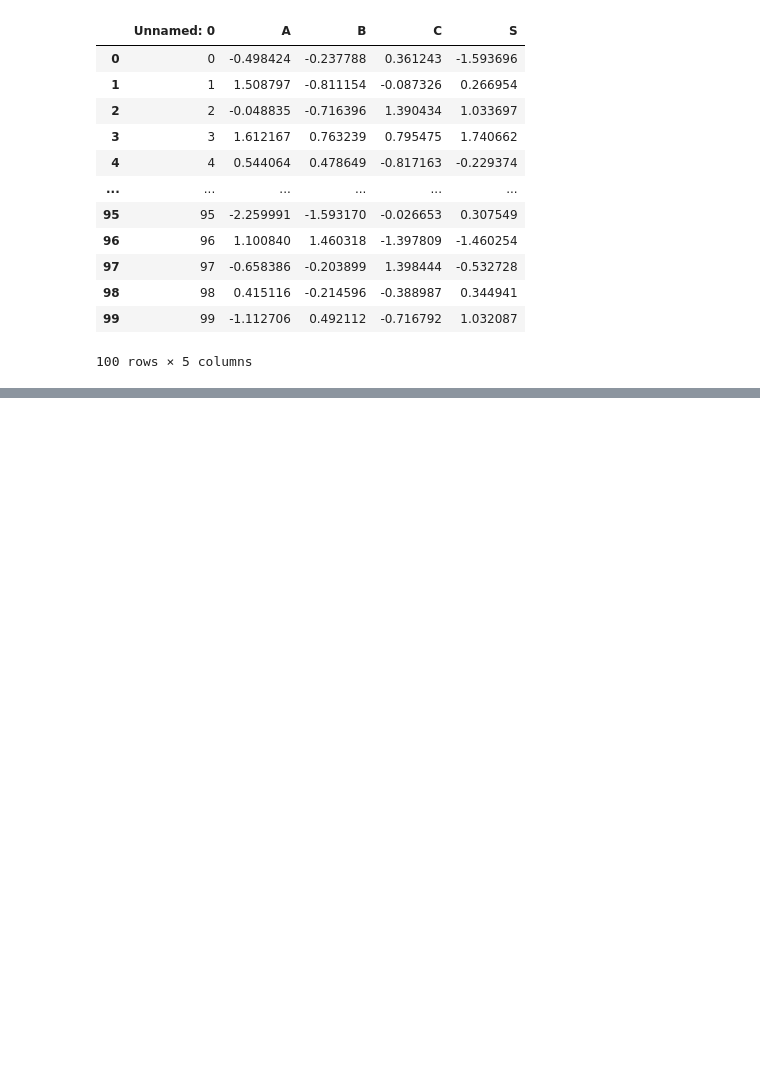
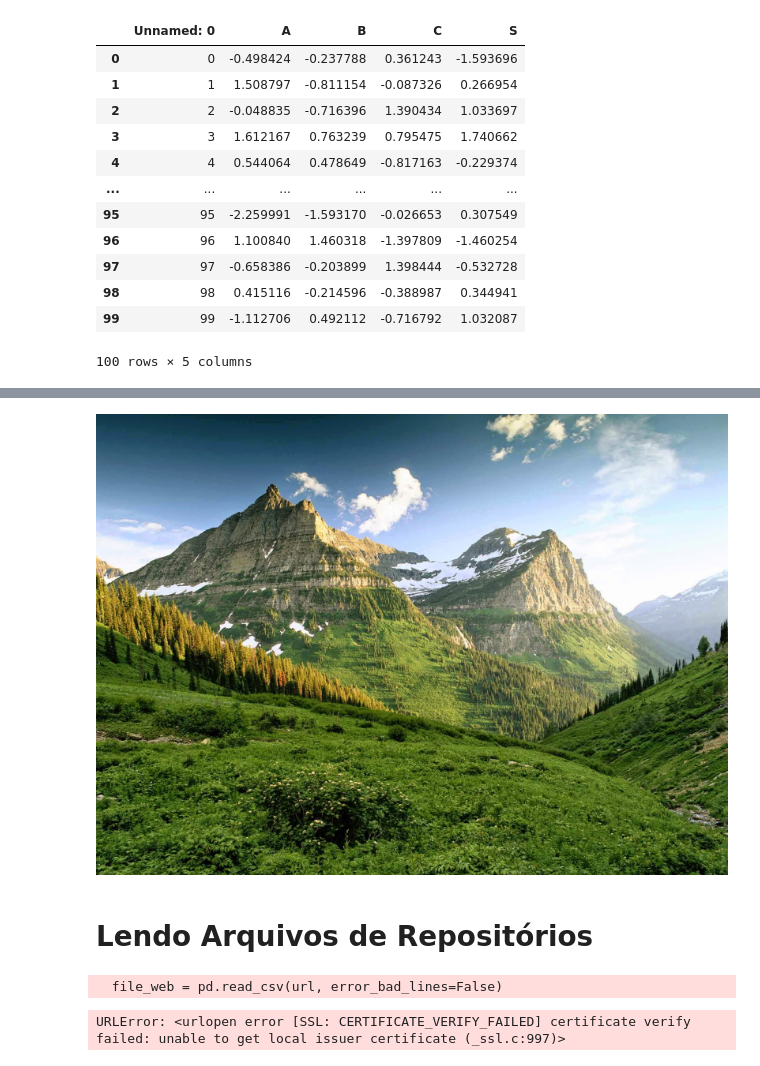
Before and after one commit to bitencourt-eduardo/Selenium_begin, a Jupyter notebook: ReadFiles.ipynb, the cells around one changed output, grey strips where cells are left out. Drawn from its saved outputs; the diff is of its cells as text; code cells hidden in the pictures; blank space fills up the shorter version.

```diff
--- a/ReadFiles.ipynb
+++ b/ReadFiles.ipynb
@@ -48,0 +95,17 @@ pd.read_csv(caminho_base.format(name_file=name_file), sep=',', decimal='.' )
+# %%
+# Leitura Imagem
+
+from PIL import Image
+
+
+name_file='image_file.jpg'
+#Metodo usado para abrir diferentes extensões de imagens
+im = Image.open(caminho_base.format(name_file=name_file), 'r' )
+
+# Este método irá mostrar imagens em qualquer visualizador
+display(im)
+im.close()
+# %% [output]
+[figure, added]
+# %% [markdown]
+# Lendo Arquivos de Repositórios
@@ -48,0 +114,5 @@ pd.read_csv(caminho_base.format(name_file=name_file), sep=',', decimal='.' )
+# %%
+file_web = pd.read_csv(url, error_bad_lines=False)
+# %% [output]
+  file_web = pd.read_csv(url, error_bad_lines=False)
+URLError: <urlopen error [SSL: CERTIFICATE_VERIFY_FAILED] certificate verify failed: unable to get local issuer certificate (_ssl.c:997)>
```
Also changed, not shown: parts of 3 cells of this notebook, 1 other file.
